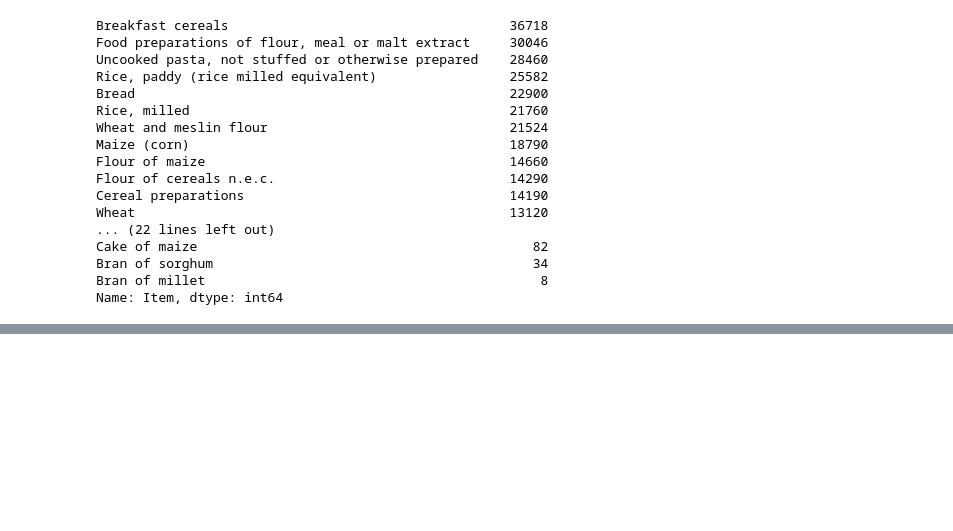
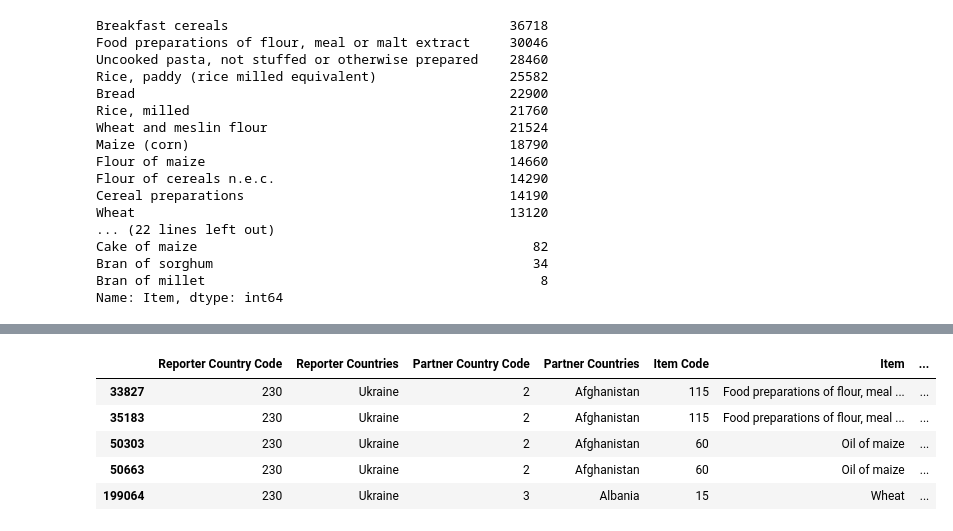
Before and after one commit to InseeFrLab/hackathon-un-2022, a Jupyter notebook: notebooks/fao_matrix.ipynb, the cells around one changed output, grey strips where cells are left out. Cells and saved outputs as stored; diff of their text form; code cells hidden in the pictures; blank space fills up the shorter version.

```diff
--- a/notebooks/fao_matrix.ipynb
+++ b/notebooks/fao_matrix.ipynb
@@ -95,0 +105,11 @@ Name: Item, dtype: int64
+# %%
+fao4 = fao3.loc[fao3["Reporter Countries"].isin(["Ukraine"]) | fao3["Partner Countries"].isin(["Ukraine"]), :]
+# %%
+fao4.head()
+# %% [output]
+|  | Reporter Country Code | Reporter Countries | Partner Country Code | Partner Countries | Item Code | Item | ... |
+| 33827 | 230 | Ukraine | 2 | Afghanistan | 115 | Food preparations of flour, meal ... | ... |
+| 35183 | 230 | Ukraine | 2 | Afghanistan | 115 | Food preparations of flour, meal ... | ... |
+| 50303 | 230 | Ukraine | 2 | Afghanistan | 60 | Oil of maize | ... |
+| 50663 | 230 | Ukraine | 2 | Afghanistan | 60 | Oil of maize | ... |
+| 199064 | 230 | Ukraine | 3 | Albania | 15 | Wheat | ... |
```
Also changed, not shown: parts of 4 cells of this notebook.
